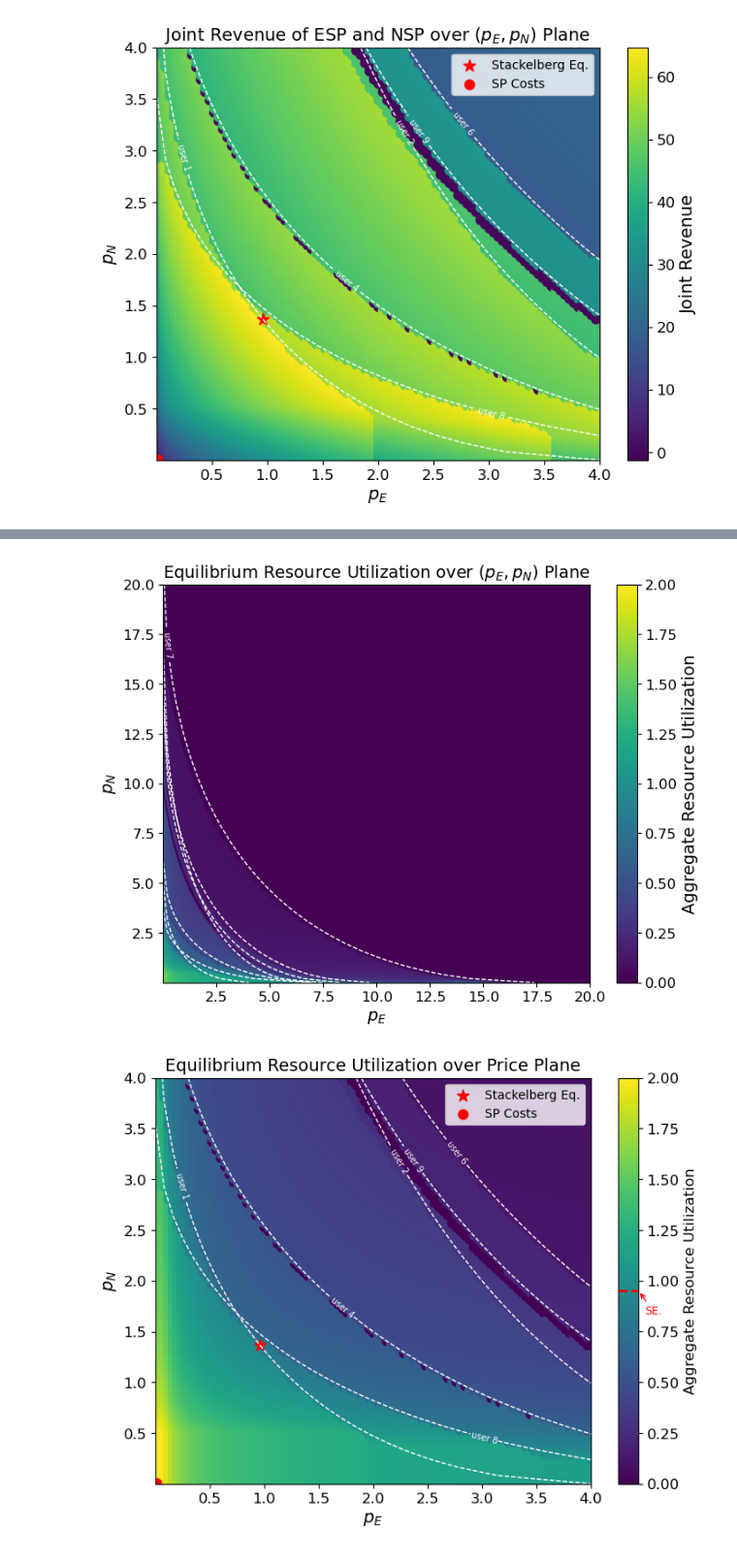
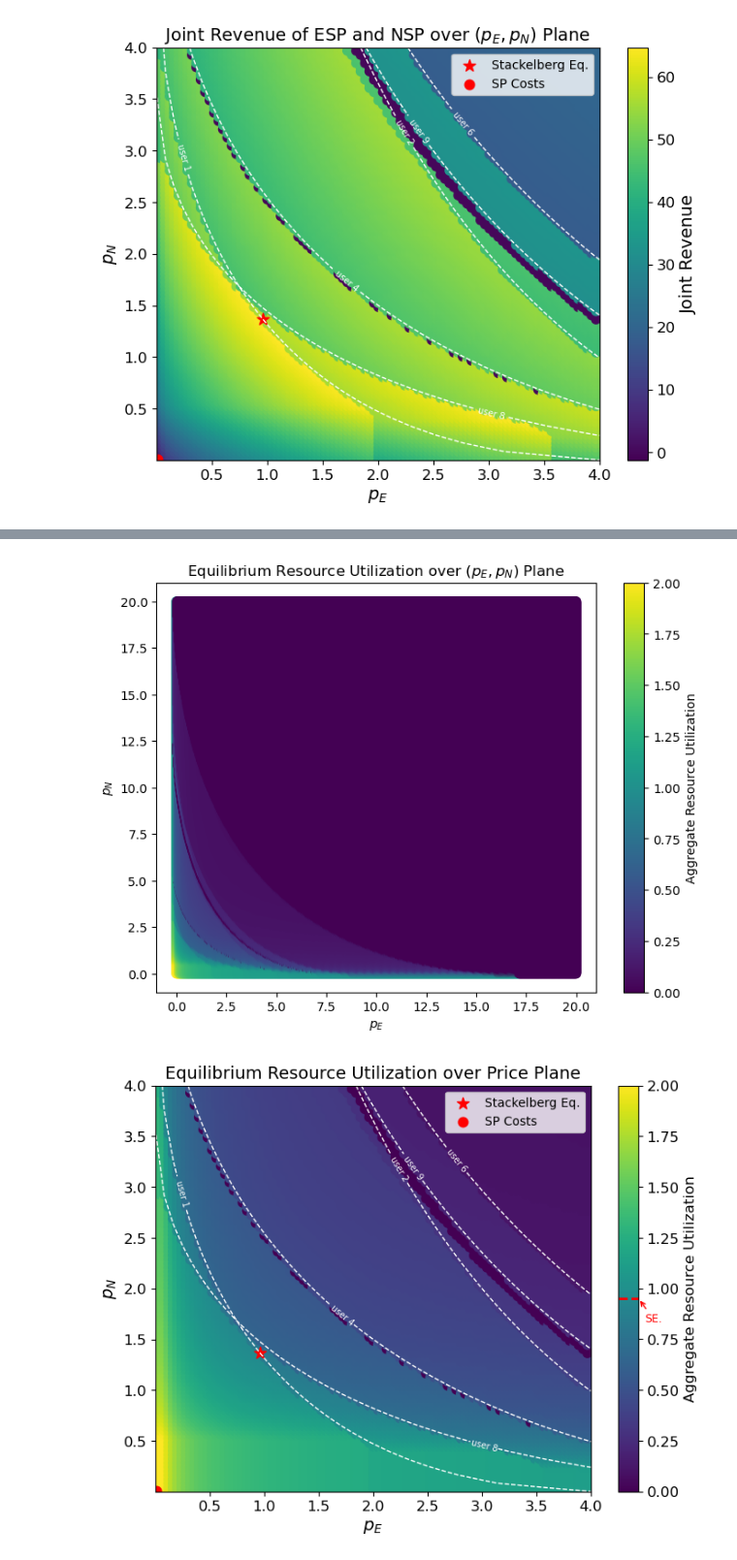
Before and after one commit to Barytes/MEC_Stackelberg_Project, a Jupyter notebook: notebooks/Figures.ipynb, the cells around one changed output, grey strips where cells are left out. Shown at 97% size. Saved outputs shown, nothing was run; the diff lists cells and outputs as text; code cells hidden in the pictures.

```diff
--- a/notebooks/Figures.ipynb
+++ b/notebooks/Figures.ipynb
@@ -40,6 +41,7 @@ users = run_experiment.create_users(config,SEED,True)
 provider = run_experiment.create_provider(config)
 for user in users:
   print(user.user_id)
+  user.print_user()
   user.print_bounds(1e-1,1e-1)
   user.print_costs(1e-1,1e-1)
 # %% [output]
@@ -84,0 +65,19 @@ X_oracle={1, 2, 4, 6, 7, 8, 9}, U_oracle=64.71542895789317
+# %%
+def default_converter(o):
+    if isinstance(o, (set)):
+        return list(o)
+    if isinstance(o, (np.int_, np.int32, np.int64)):
+        return int(o)
+    if isinstance(o, (np.float_, np.float32, np.float64)):
+        return float(o)
+    raise TypeError(f"Object of type {o.__class__.__name__} is not JSON serializable")
+
+# 文件路径
+PEPN_BASE10_JSON_PATH = os.path.join(PROJECT_PATH, "results", "pepn_base10.json")
+
+pe_or, pn_or, X_or, U_or, results_or = baseline_solver.oracle_baseline_greedy(users, provider, (1e-3,20), (1e-3,20), 500)
+print("pe_oracle, pn_oracle=", pe_or, pn_or)
+print(f"X_oracle={X_or}, U_oracle={U_or}")
+
+with open(PEPN_BASE10_JSON_PATH, "w", encoding="utf-8") as f:
+    json.dump(results_or, f, ensure_ascii=False, indent=2, default=default_converter)
@@ -366,42 +398,42 @@ plt.show()
 """
 # 提取价格和利用率
 p_E_vals = np.array([r["p_E"] for r in results_or])
 p_N_vals = np.array([r["p_N"] for r in results_or])
 fb_util_vals = np.array([r["sum_f"]/provider.f_max+r["sum_b"]/provider.B_max for r in results_or])
 
 
 plt.figure(figsize=(8,6))
 sc = plt.scatter(p_E_vals, p_N_vals, c=fb_util_vals, cmap="viridis", s=50)
 plt.colorbar(sc, label="Aggregate Resource Utilization")
 
 p_E_range = np.linspace(1e-3, 20, 100)
 p_N_range = np.linspace(1e-3, 20, 100)
 for user in users:
     if user.user_id in [0,3,5]: continue
     a, d, b, S, C_l = user.task.alpha, user.task.d, user.task.b, user.S_i, user.cost_local()
     A_i = 2*np.sqrt(a*d)
     B_i = 2*np.sqrt(a*b/S)
 
     P_E, P_N = np.meshgrid(p_E_range, p_N_range)
     constraint = A_i*np.sqrt(P_E) + B_i*np.sqrt(P_N)
 
     # 绘制轮廓线 (等于C_l的线)
-    CS = plt.contour(P_E, P_N, constraint, levels=[C_l], linewidths=1, colors='white',linestyles='dashed')
-    # plt.clabel(CS, inline=True, fontsize=5, fmt={C_l: f'user {user.user_id}'})
+    # CS = plt.contour(P_E, P_N, constraint, levels=[C_l], linewidths=1, colors='white',linestyles='dashed')
+    # # plt.clabel(CS, inline=True, fontsize=5, fmt={C_l: f'user {user.user_id}'})
 
-    if user.user_id == 7:
-        plt.clabel(CS, inline=True, fontsize=7,
-           fmt={C_l: f'user {user.user_id}'},
-           inline_spacing=5,
-           use_clabeltext=True,
-           rightside_up=True)
+    # if user.user_id == 7:
+    #     plt.clabel(CS, inline=True, fontsize=7,
+    #        fmt={C_l: f'user {user.user_id}'},
+    #        inline_spacing=5,
+    #        use_clabeltext=True,
+    #        rightside_up=True)
 
 plt.xlabel("$p_E$")
 plt.ylabel("$p_N$")
 plt.title("Equilibrium Resource Utilization over $(p_E, p_N)$ Plane")
 plt.show()
 # %% [output]
-[figure, old version]
+[figure, new version]
 # %%
 # 筛选出 p_E 和 p_N 均在 [0,5] 区间内的结果
 filtered_results = [r for r in results_or if 0 <= r["p_E"] <= 4 and 0 <= r["p_N"] <= 4]
```
Also changed, not shown: parts of 7 cells of this notebook, 20 other files.
